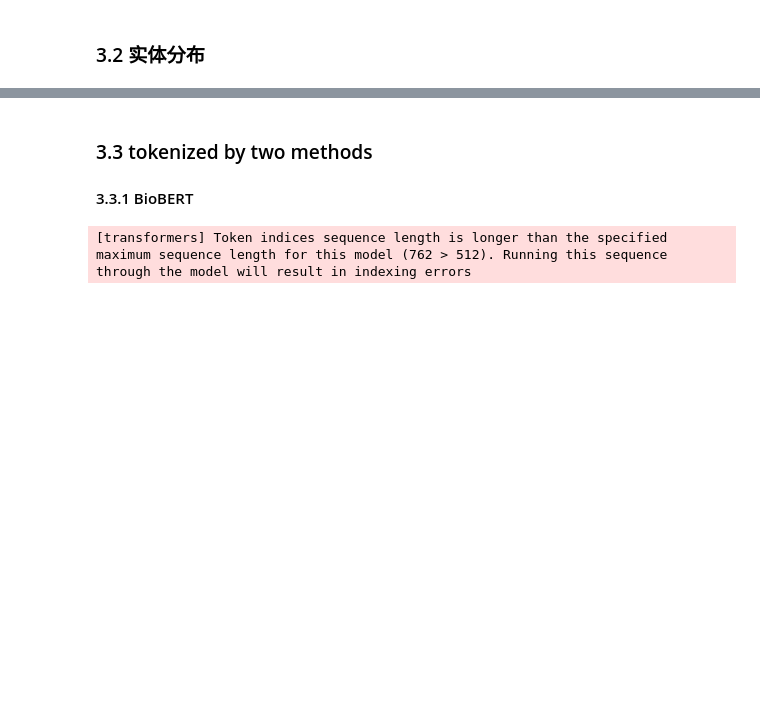
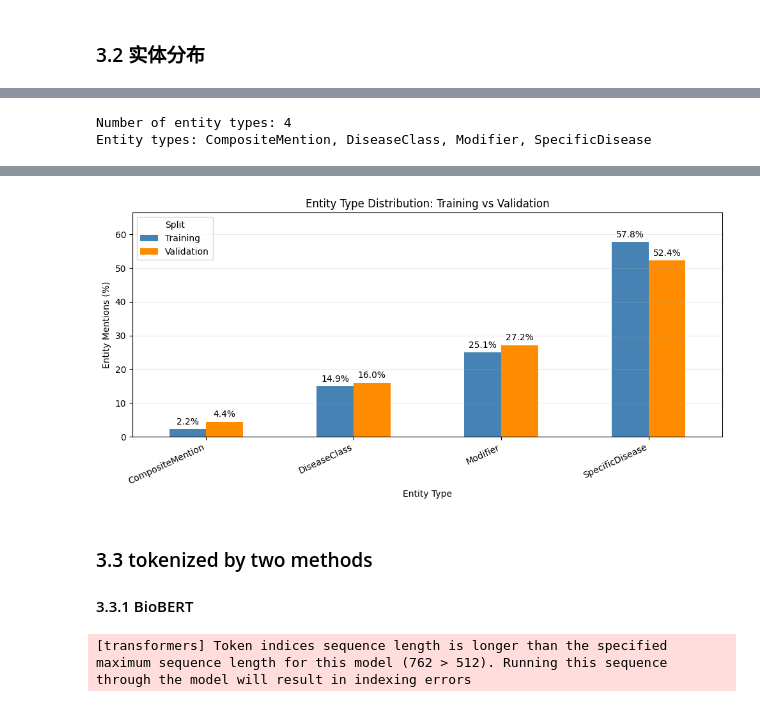
Before and after one commit to Edric-D/MedNLP_Research, a Jupyter notebook: MedNLP_research.ipynb, the cells around one changed output, grey strips where cells are left out. Drawn from its saved outputs; the diff is of its cells as text; code cells hidden in the pictures; blank space fills up the shorter version.

```diff
--- a/MedNLP_research.ipynb
+++ b/MedNLP_research.ipynb
@@ -328 +352,78 @@ plt.show()
 [figure]
+# %%
+# Analyse entity mention types in the training and validation splits.
+missing_type_records = [
+    record["record_id"]
+    for records in records_by_split.values()
+    for record in records
+    if any("type" not in entity for entity in record["entities"])
+]
+if missing_type_records:
+    raise ValueError(
+        "Entity type is missing from ProcessedData. "
+        "Re-run Section 3.0 before this analysis."
+    )
+
+entity_types = sorted({
+    entity["type"]
+    for records in records_by_split.values()
+    for record in records
+    for entity in record["entities"]
+})
+print(f"Number of entity types: {len(entity_types)}")
+print("Entity types:", ", ".join(entity_types))
+
+type_distribution_rows = []
+for split, records in records_by_split.items():
+    split_types = [
+        entity["type"]
+        for record in records
+        for entity in record["entities"]
+    ]
+    split_total = len(split_types)
+    for entity_type in entity_types:
+        count = split_types.count(entity_type)
+        type_distribution_rows.append({
+            "Split": split,
+            "Entity Type": entity_type,
+            "Count": count,
+            "Percentage": count / split_total * 100,
+        })
+
+type_distribution = pd.DataFrame(type_distribution_rows)
+type_count_summary = type_distribution.pivot(
+    index="Entity Type", columns="Split", values="Count"
+).reindex(columns=list(split_files)).astype(int)
+type_count_summary["Total"] = type_count_summary.sum(axis=1)
+type_count_summary["Total (%)"] = (
+    type_count_summary["Total"]
+    / type_count_summary["Total"].sum()
+    * 100
+)
+display(type_count_summary.sort_values("Total", ascending=False).round(2))
+
+type_percentage_summary = type_distribution.pivot(
+    index="Entity Type", columns="Split", values="Percentage"
+).reindex(columns=list(split_files))
+display(type_percentage_summary.round(2).add_suffix(" (%)"))
+
+# Compare within-split percentages so split size does not distort the chart.
+plot_percentages = type_percentage_summary.loc[entity_types]
+axis = plot_percentages.plot(
+    kind="bar",
+    figsize=(10, 5),
+    color=["steelblue", "darkorange"],
+)
+for container in axis.containers:
+    axis.bar_label(container, fmt="%.1f%%", padding=3)
+plt.title("Entity Type Distribution: Training vs Validation")
+plt.xlabel("Entity Type")
+plt.ylabel("Entity Mentions (%)")
+plt.xticks(rotation=25, ha="right")
+plt.ylim(0, plot_percentages.to_numpy().max() * 1.15)
+plt.grid(axis="y", alpha=0.25)
+plt.tight_layout()
+plt.show()
+# %% [output]
+Number of entity types: 4
+Entity types: CompositeMention, DiseaseClass, Modifier, SpecificDisease
@@ -329,3 +442,4 @@ plt.show()
+[figure, added]
 # %% [markdown]
 ### 3.3 tokenized by two methods
 #### 3.3.1 BioBERT
```
Also changed, not shown: parts of 10 cells of this notebook, 11 other files.
